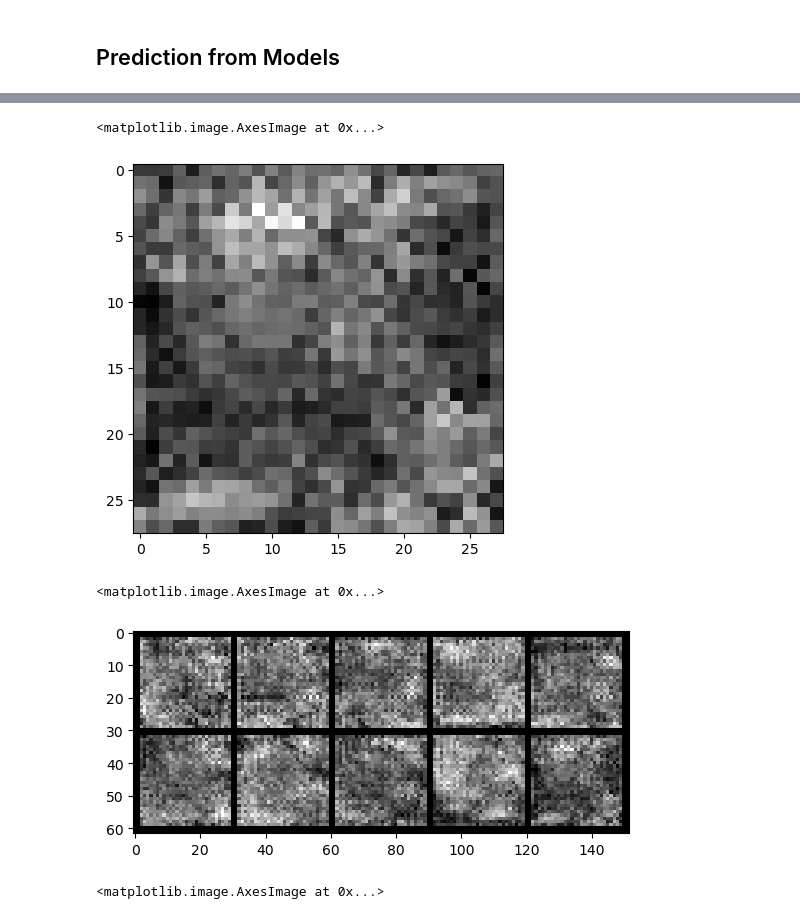
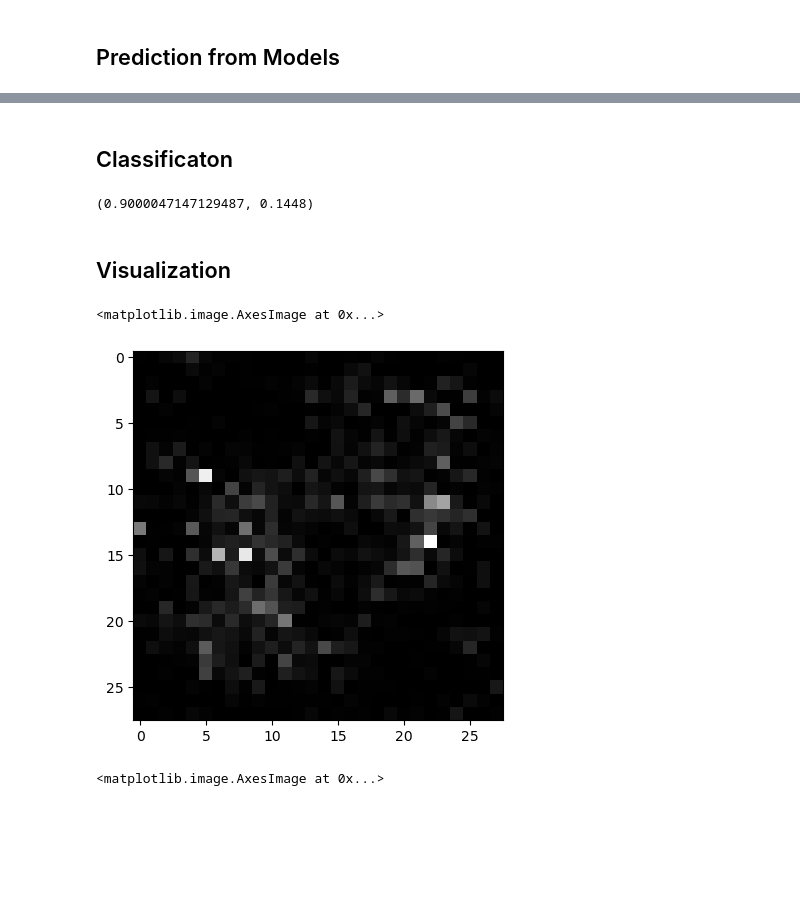
Before and after one commit to jsong2333333/tdc-starter-kit, a Jupyter notebook: detection/trigger_inversion.ipynb, the cells around one changed output, grey strips where cells are left out. Saved outputs shown, nothing was run; the diff lists cells and outputs as text; code cells hidden in the pictures; blank space fills up the shorter version.

Commit message:
feature extraction and exploration of the detection track dataset

```diff
--- a/detection/trigger_inversion.ipynb
+++ b/detection/trigger_inversion.ipynb
@@ -79,3 +112,2 @@ import torch.nn.functional as F
 # %%
-MODEL_DIR = os.path.join(dataset_path, task, 'train', 'clean')
-SAMPLE_MODEL_DICT = {cot:torch.load(os.path.join(MODEL_DIR, num_to_model_id(375), 'model.pt')) for cot in clean_or_trojan}
+MODEL_DIR = os.path.join(dataset_path, task, 'train')
@@ -117,0 +114,32 @@ for k, v in OUTPUT_TRIGGER_DICT.items():
+# %%
+def save_specs(specs_dict, prefix, class_label, specs, item_dict):
+    ## item_dict need have key: 'loss', 'mask':, 'pattern', 'input'
+    for s in specs:
+        key_of_spec_dict = f'{prefix}_{s}_{str(class_label)}'
+        values_of_spec_dics = None
+        if s == 'loss':
+            values_of_spec_dics = item_dict['loss'].item()
+        else:
+            norm, data = s.split('_')
+            values_of_spec_dics = get_regularization(item_dict[data], norm=norm).item()
+        if key_of_spec_dict in specs_dict:
+            specs_dict[key_of_spec_dict].append(values_of_spec_dics)
+        else:
+            specs_dict[key_of_spec_dict] = [values_of_spec_dics]
+# %%
+from itertools import product
+
+# LAMBD = 1/150 #1/15
+# LAMBD_CLEAN_LOSS = 50
+STEP = 1
+BATCH_SIZE = 32
+TRIGGER_DICT = {}
+# SPECS = ['loss', 'l1_mask', 'l1_pattern', 'l1_input', 'l2_mask', 'l2_pattern', 'l2_input']
+SPECS = ['loss']
+SPECS_DICT = {}
+# LOSS_DICT = {ind:[] for ind in range(10)}
+CONSTANT_ESTIMATOR = 1.4826
+# ORIGINAL_MASK_DICT = {ind: generate_trigger((BATCH_SIZE, 1, 28, 28), epsilon_m=2, epsilon_p=.1, seed=ind) for ind in range(10)}
+# SPECS_DICT = {cot+'_'+out+'_'+str(tgt_class):[] for cot, out, tgt_class in list(product(clean_or_trojan, SPECS, range(10)))}
+# %%
+ORIGINAL_MASK_DICT = {ind: generate_trigger((BATCH_SIZE, 1, 28, 28), epsilon_m=2, epsilon_p=.01, seed=ind) for ind in range(10)}
@@ -120,0 +376,2 @@ with open(os.path.join(EXTRACTED_DIR, 'trigger_dict.json'), 'w') as outfile:
+# %% [markdown]
+## Classificaton
@@ -121,3 +408,16 @@ with open(os.path.join(EXTRACTED_DIR, 'trigger_dict.json'), 'w') as outfile:
+# %%
+N = 30
+clf = GradientBoostingClassifier(learning_rate=.003, n_estimators=500)     # cen - .47149433, acc - .7916
+cen, acc = bootstrap_performance(X,
+                                 y,
+                                 clf,
+                                 n=N,
+                                 test_size=.2)
+np.mean(cen), np.mean(acc)
+# %% [output]
+(0.9000047147129487, 0.1448)
+# %% [markdown]
+## Visualization
 # %%
 import torchvision.transforms as T
 import torchvision
@@ -137,16 +437,13 @@ for cot in clean_or_trojan:
         grid = torchvision.utils.make_grid(v, nrow=5)
         GRID_DICT[k].append(grid)
 # %%
-test = torch.mean(p, dim=0).detach().numpy()
+test = np.mean(TRIGGER_DICT[0], axis=0)
 norm_test = (test - test.min())/(test.max()-test.min())
 plt.imshow(np.transpose(np.concatenate([norm_test]*3, axis=0), (1,2,0)), interpolation='nearest')
 # %% [output]
 <matplotlib.image.AxesImage at 0x...>
-[figure, old version]
+[figure, new version]
 # %%
-img = GRID_DICT['patterns'][0].numpy()
+img = GRID_DICT['triggers'][0].numpy()
 plt.imshow(np.transpose(img, (1,2,0)), interpolation='nearest')
-# %% [output]
-<matplotlib.image.AxesImage at 0x...>
-[figure, removed]
 # %%
```
Also changed, not shown: parts of 30 cells of this notebook, 1 other file.
